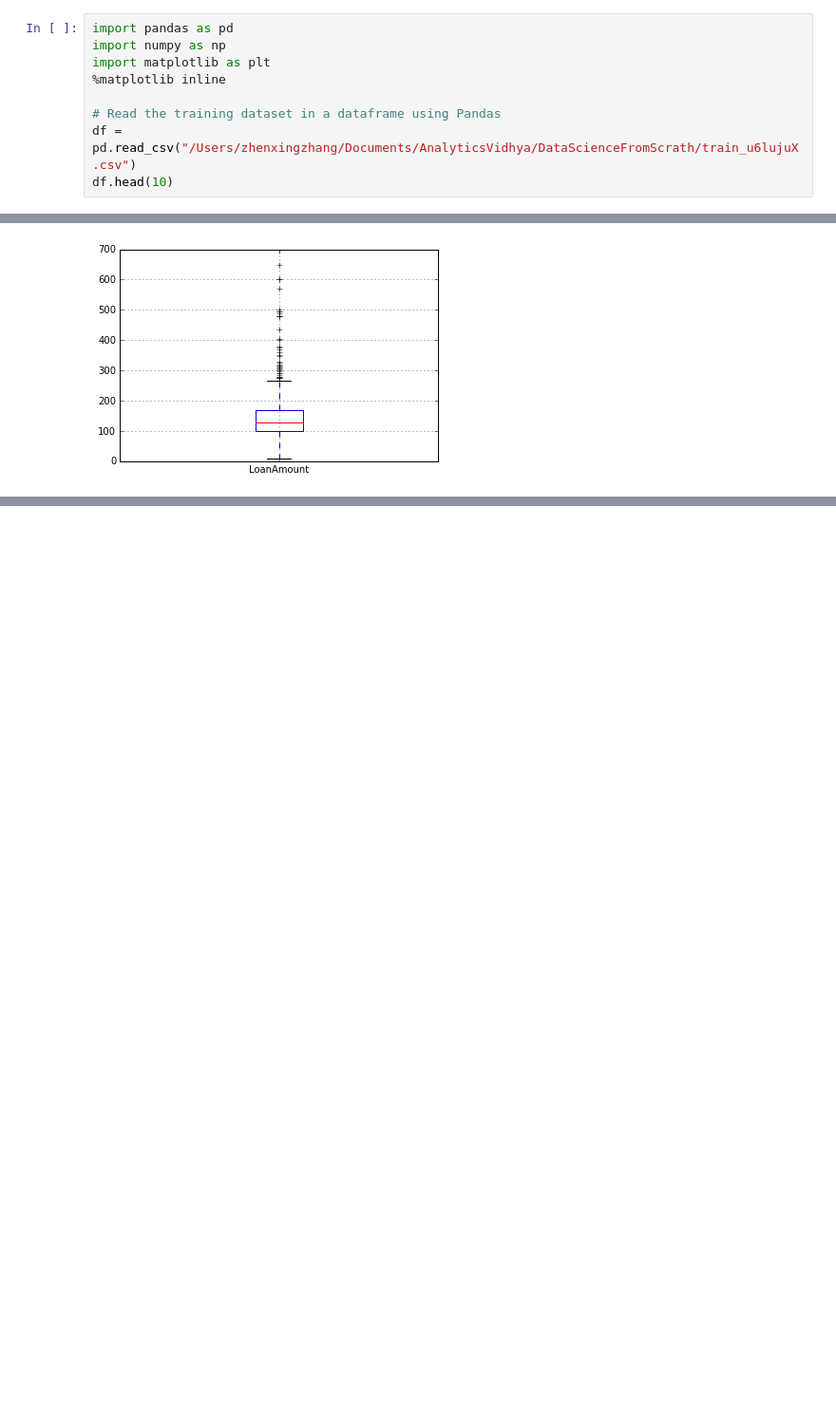
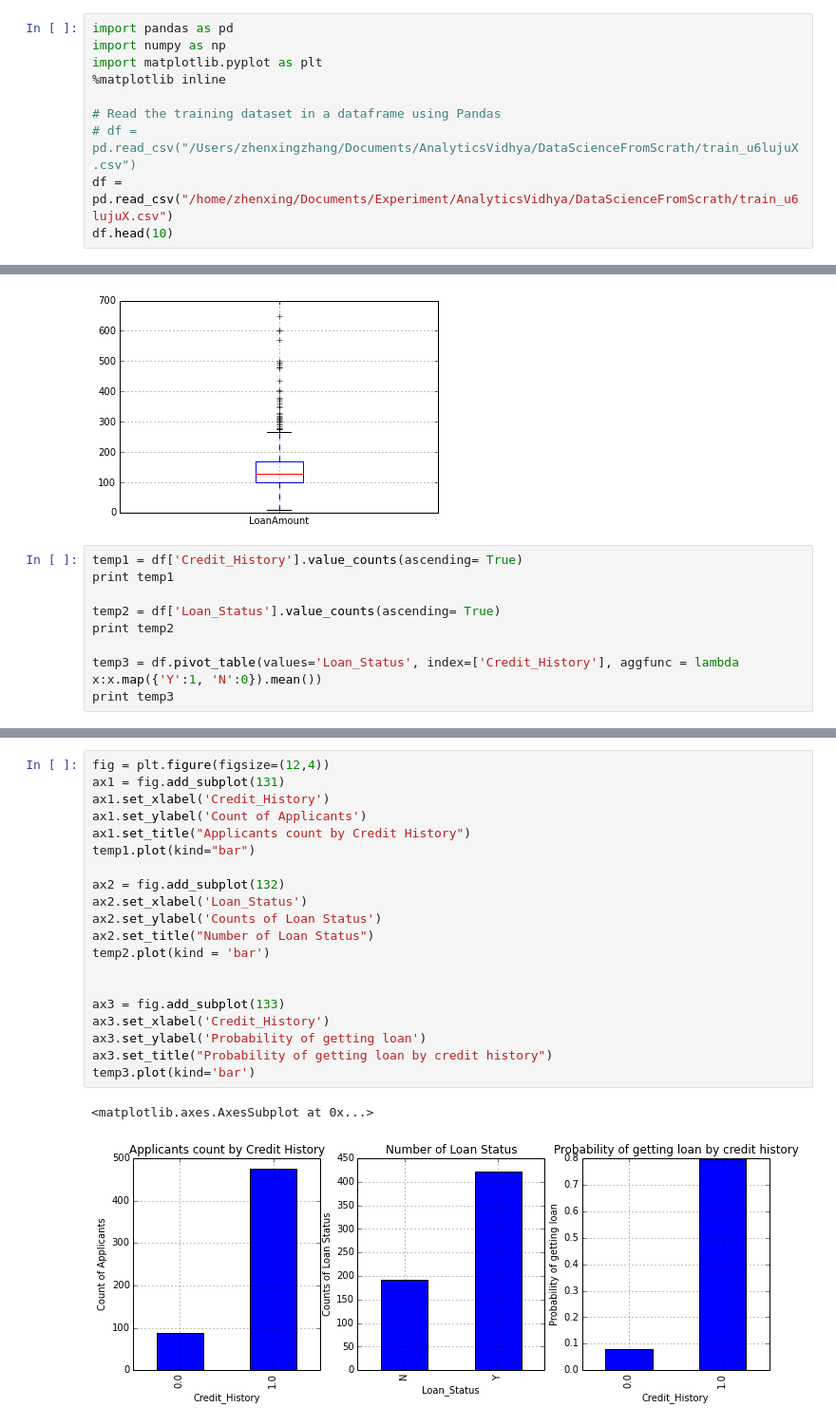
Before and after one commit to Zhenxingzhang/AnalyticsVidhya, a Jupyter notebook: DataScienceFromScrath/LoanPrediction.ipynb, the cells around one changed output, grey strips where cells are left out. Shown at 95% size. Saved outputs shown, nothing was run; the diff lists cells and outputs as text; blank space fills up the shorter version.

Commit message:
Add two data exploration methods for loan predictions

```diff
--- a/DataScienceFromScrath/LoanPrediction.ipynb
+++ b/DataScienceFromScrath/LoanPrediction.ipynb
@@ -1,11 +1,12 @@
 # %%
 import pandas as pd
 import numpy as np
-import matplotlib as plt
+import matplotlib.pyplot as plt
 %matplotlib inline
 
 # Read the training dataset in a dataframe using Pandas
-df = pd.read_csv("/Users/zhenxingzhang/Documents/AnalyticsVidhya/DataScienceFromScrath/train_u6lujuX.csv")
+# df = pd.read_csv("/Users/zhenxingzhang/Documents/AnalyticsVidhya/DataScienceFromScrath/train_u6lujuX.csv")
+df = pd.read_csv("/home/zhenxing/Documents/Experiment/AnalyticsVidhya/DataScienceFromScrath/train_u6lujuX.csv")
 df.head(10)
 # %% [output]
 |  | Loan_ID | Gender | Married | Dependents | Education | Self_Employed | ApplicantIncome | CoapplicantIncome | ... |
@@ -72,3 +73,12 @@ df.boxplot(column = 'LoanAmount', return_type='dict')
  'whiskers': [<matplotlib.lines.Line2D at 0x...>,
   <matplotlib.lines.Line2D at 0x...>]}
 [figure]
+# %%
+temp1 = df['Credit_History'].value_counts(ascending= True)
+print temp1
+
+temp2 = df['Loan_Status'].value_counts(ascending= True)
+print temp2
+
+temp3 = df.pivot_table(values='Loan_Status', index=['Credit_History'], aggfunc = lambda x:x.map({'Y':1, 'N':0}).mean())
+print temp3
@@ -74,0 +96,23 @@ df.boxplot(column = 'LoanAmount', return_type='dict')
+# %%
+fig = plt.figure(figsize=(12,4))
+ax1 = fig.add_subplot(131)
+ax1.set_xlabel('Credit_History')
+ax1.set_ylabel('Count of Applicants')
+ax1.set_title("Applicants count by Credit History")
+temp1.plot(kind="bar")
+
+ax2 = fig.add_subplot(132)
+ax2.set_xlabel('Loan_Status')
+ax2.set_ylabel('Counts of Loan Status')
+ax2.set_title("Number of Loan Status")
+temp2.plot(kind = 'bar')
+
+
+ax3 = fig.add_subplot(133)
+ax3.set_xlabel('Credit_History')
+ax3.set_ylabel('Probability of getting loan')
+ax3.set_title("Probability of getting loan by credit history")
+temp3.plot(kind='bar')
+# %% [output]
+<matplotlib.axes.AxesSubplot at 0x...>
+[figure, added]
```
Also changed, not shown: parts of 1 cell of this notebook.
